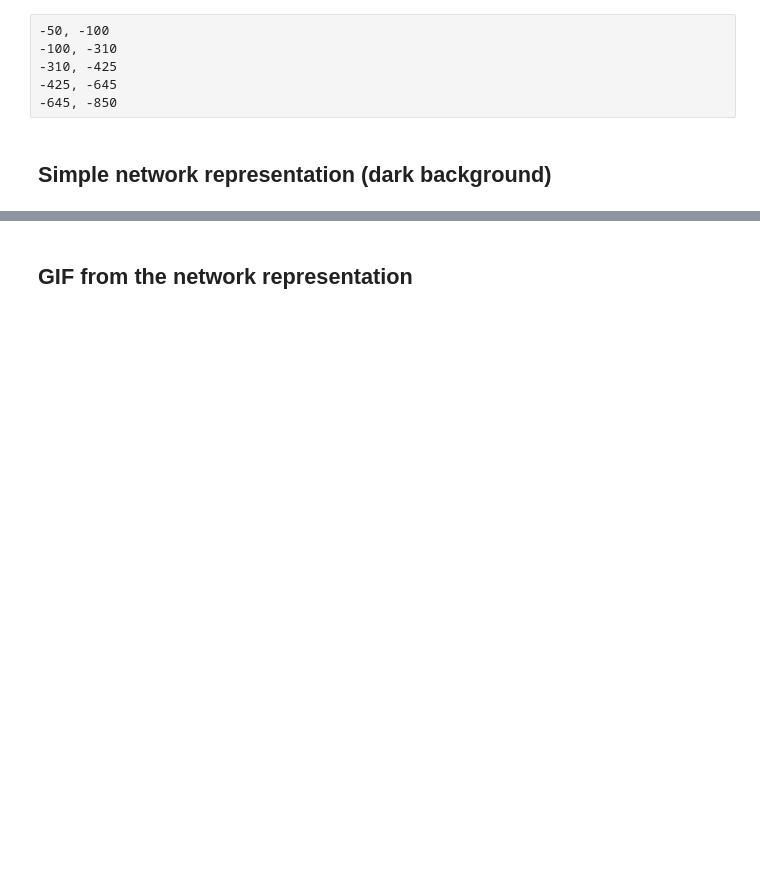
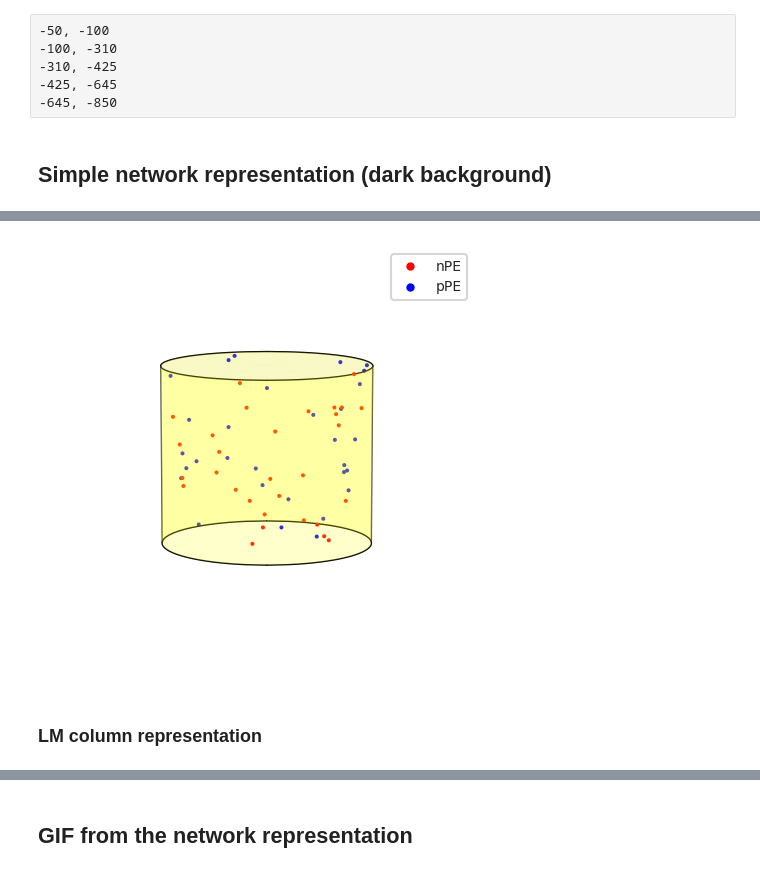
Before and after one commit to JavierGalvan9/Billeh_model_opposing_responses, a Jupyter notebook: Predictive_coding_experiments/model_representation.ipynb, the cells around one changed output, grey strips where cells are left out. Drawn from its saved outputs; the diff is of its cells as text; code cells hidden in the pictures; blank space fills up the shorter version.

```diff
--- a/Predictive_coding_experiments/model_representation.ipynb
+++ b/Predictive_coding_experiments/model_representation.ipynb
@@ -186,0 +285,72 @@ plt.savefig(os.path.join(images_path, "model_representation_white.png"), dpi=300
+# %%
+sns.set(style="ticks", context="talk")
+
+fig = plt.figure()
+ax = fig.add_subplot(projection='3d')
+
+radius = 400
+
+x_circ = np.linspace(-radius, radius, 100)
+z_circ = np.sqrt(radius**2 - x_circ**2)
+x_vert = np.zeros((100))
+z_vert = 450*np.ones((100))
+R = np.linspace(0, radius, 100)
+u = np.linspace(0,  2*np.pi, 100)
+x = np.outer(R, np.cos(u))
+z = np.outer(R, np.sin(u))
+upper_limit = -100
+lower_limit= -310
+ax.plot(x_circ, z_circ, upper_limit, color='black', linewidth=1, alpha=1)
+ax.plot(x_circ, -z_circ, upper_limit, color='black', linewidth=1, alpha=1)
+ax.plot(x_circ, z_circ, lower_limit, color='black', linewidth=1, alpha=1)
+ax.plot(x_circ, -z_circ, lower_limit, color='black', linewidth=1, alpha=1)
+ax.plot_surface(x,z,upper_limit*np.ones(x.shape), alpha=0.05, color='white', linewidth=0)
+
+# Vertical bars from the cylinder
+y = np.linspace(upper_limit, lower_limit, 100)
+x = np.zeros(100)
+z = radius*np.ones(100)
+ax.plot(x, z, y, color='black', linewidth=1, alpha=0.7)
+ax.plot(x, -z, y, color='black', linewidth=1, alpha=0.7)
+
+us = np.linspace(0, 2 * np.pi, 1000)
+zs = np.linspace(upper_limit, lower_limit, 1000)
+us, zs = np.meshgrid(us, zs)
+xs = radius * np.cos(us)
+ys = radius * np.sin(us)
+ax.plot_surface(xs, ys, zs, alpha=0.2, color='yellow', linewidth=0, shade=False)
+
+# randomly scatter 30 points inside the cylinder
+n_points = 30
+theta = np.random.uniform(0, 2*np.pi, n_points)
+y = np.random.uniform(upper_limit, lower_limit, n_points)
+x = np.sqrt(radius**2 - y**2) * np.cos(theta)
+z = np.sqrt(radius**2 - y**2) * np.sin(theta)
+ax.scatter(x, z, y, 'o', alpha=1, s=2, color='red')
+
+# randomly scatter 30 points inside the cylinder
+theta = np.random.uniform(0, 2*np.pi, n_points)
+y = np.random.uniform(upper_limit, lower_limit, n_points)
+x = np.sqrt(radius**2 - y**2) * np.cos(theta)
+z = np.sqrt(radius**2 - y**2) * np.sin(theta)
+ax.scatter(x, z, y, 'o', alpha=1, s=2, color='blue')
+
+# Create proxy artists for the legend
+red_legend = plt.Line2D([0], [0], linestyle='none', marker='o', markersize=5, color='red', label='nPE')
+blue_legend = plt.Line2D([0], [0], linestyle='none', marker='o', markersize=5, color='blue', label='pPE')
+# Add the legend to the plot
+legend = ax.legend(handles=[red_legend, blue_legend], loc='upper right', fontsize=10)
+
+#set lims to the axis
+plt.xlim(-500, 500)
+plt.ylim(-500, 500)
+
+plt.axis('off')
+ax.view_init(elev=10, azim=0)
+plt.tight_layout()
+plt.savefig(os.path.join(images_path, "L23_PE_neurons.png"), dpi=300, transparent=True)
+plt.show()
+# %% [output]
+[figure, added]
+# %% [markdown]
+### LM column representation
```
Also changed, not shown: parts of 15 cells of this notebook, 7 other files.
